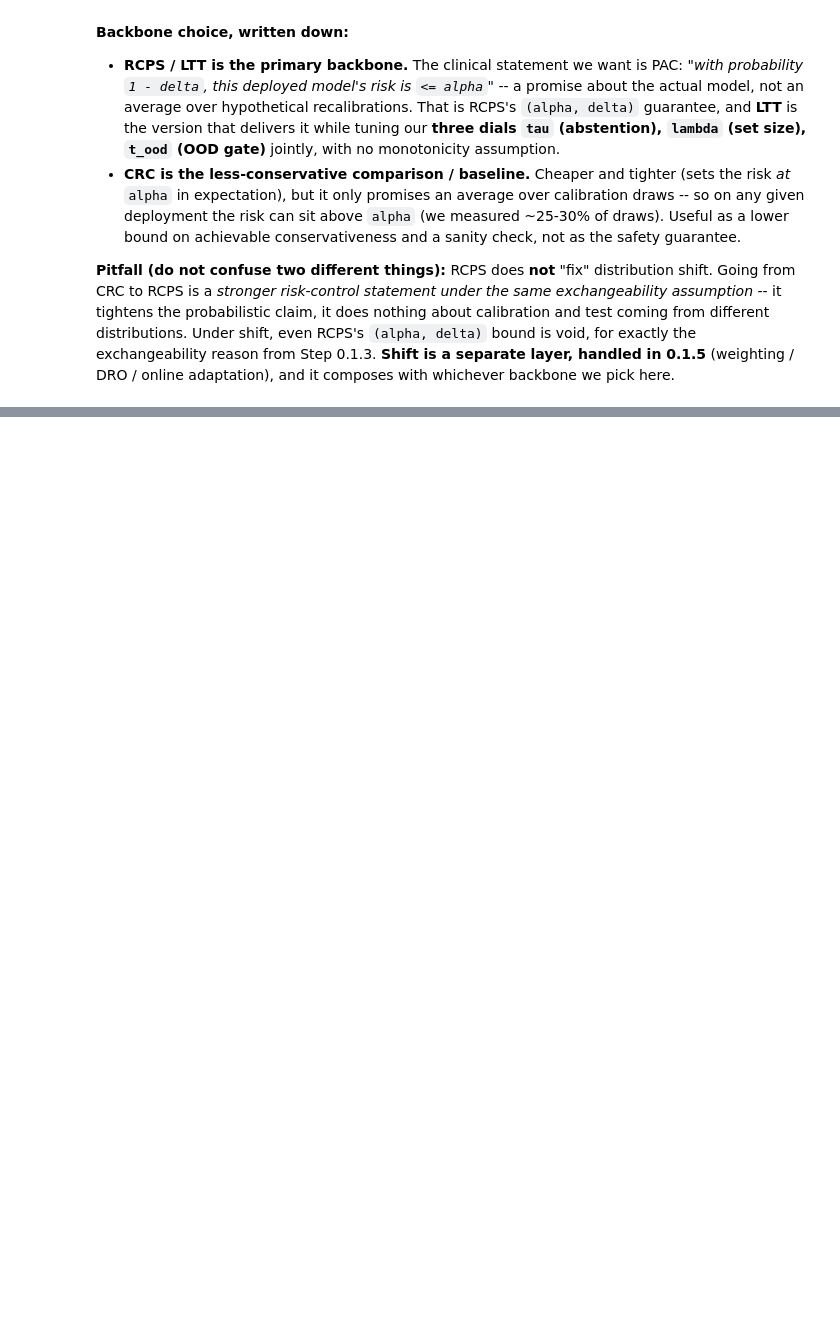
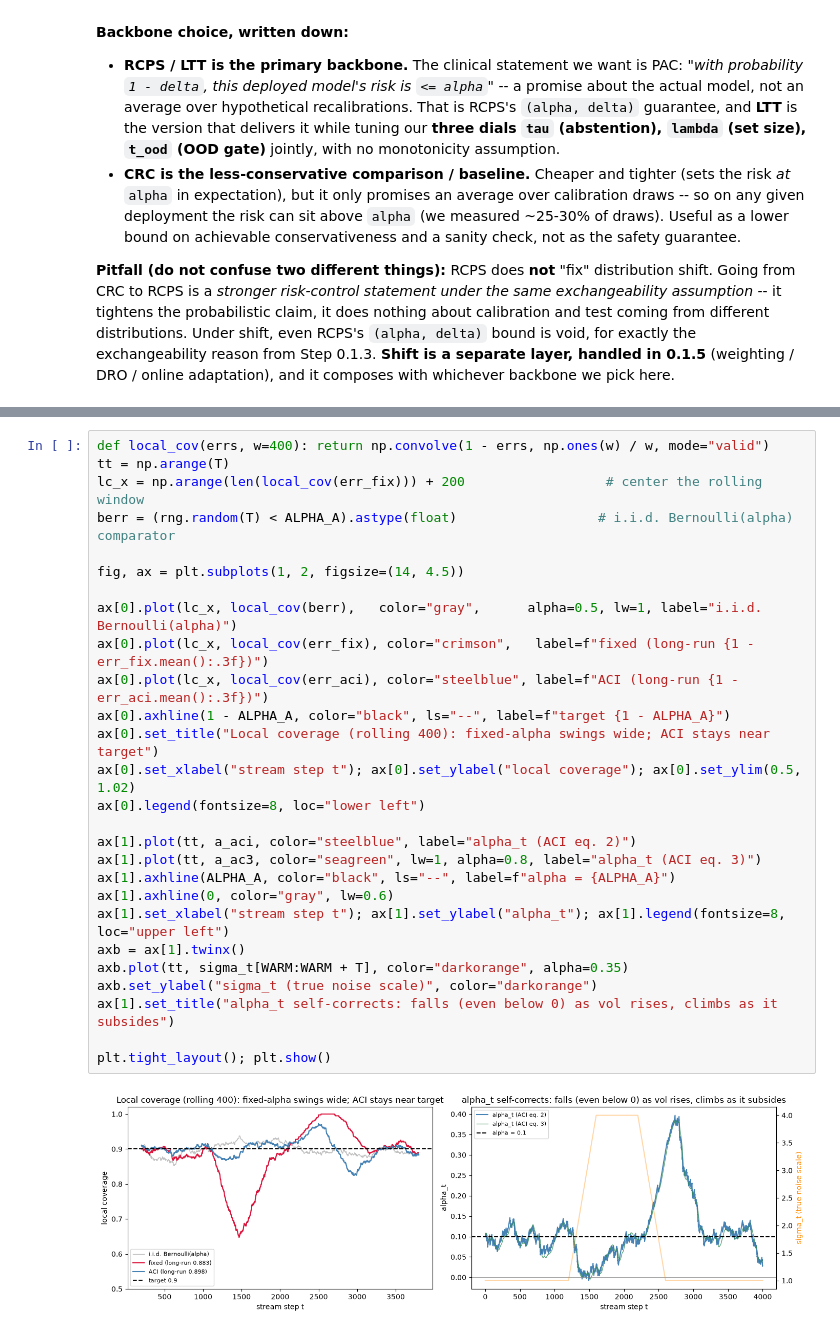
Before and after one commit to Toepatella/calibrated-selective-prediction-clinical-shift, a Jupyter notebook: phase0_learning.ipynb, the cells around one changed output, grey strips where cells are left out. Cells and saved outputs as stored; diff of their text form; blank space fills up the shorter version.

```diff
--- a/phase0_learning.ipynb
+++ b/phase0_learning.ipynb
@@ -756,0 +1123,29 @@ print("with 3 real dials (tau, lambda, t_ood) you would test the joint grid this
+# %%
+def local_cov(errs, w=400): return np.convolve(1 - errs, np.ones(w) / w, mode="valid")
+tt = np.arange(T)
+lc_x = np.arange(len(local_cov(err_fix))) + 200                  # center the rolling window
+berr = (rng.random(T) < ALPHA_A).astype(float)                  # i.i.d. Bernoulli(alpha) comparator
+
+fig, ax = plt.subplots(1, 2, figsize=(14, 4.5))
+
+ax[0].plot(lc_x, local_cov(berr),   color="gray",      alpha=0.5, lw=1, label="i.i.d. Bernoulli(alpha)")
+ax[0].plot(lc_x, local_cov(err_fix), color="crimson",   label=f"fixed (long-run {1 - err_fix.mean():.3f})")
+ax[0].plot(lc_x, local_cov(err_aci), color="steelblue", label=f"ACI (long-run {1 - err_aci.mean():.3f})")
+ax[0].axhline(1 - ALPHA_A, color="black", ls="--", label=f"target {1 - ALPHA_A}")
+ax[0].set_title("Local coverage (rolling 400): fixed-alpha swings wide; ACI stays near target")
+ax[0].set_xlabel("stream step t"); ax[0].set_ylabel("local coverage"); ax[0].set_ylim(0.5, 1.02)
+ax[0].legend(fontsize=8, loc="lower left")
+
+ax[1].plot(tt, a_aci, color="steelblue", label="alpha_t (ACI eq. 2)")
+ax[1].plot(tt, a_ac3, color="seagreen", lw=1, alpha=0.8, label="alpha_t (ACI eq. 3)")
+ax[1].axhline(ALPHA_A, color="black", ls="--", label=f"alpha = {ALPHA_A}")
+ax[1].axhline(0, color="gray", lw=0.6)
+ax[1].set_xlabel("stream step t"); ax[1].set_ylabel("alpha_t"); ax[1].legend(fontsize=8, loc="upper left")
+axb = ax[1].twinx()
+axb.plot(tt, sigma_t[WARM:WARM + T], color="darkorange", alpha=0.35)
+axb.set_ylabel("sigma_t (true noise scale)", color="darkorange")
+ax[1].set_title("alpha_t self-corrects: falls (even below 0) as vol rises, climbs as it subsides")
+
+plt.tight_layout(); plt.show()
+# %% [output]
+[figure, added]
```
Also changed, not shown: parts of 12 cells of this notebook.
